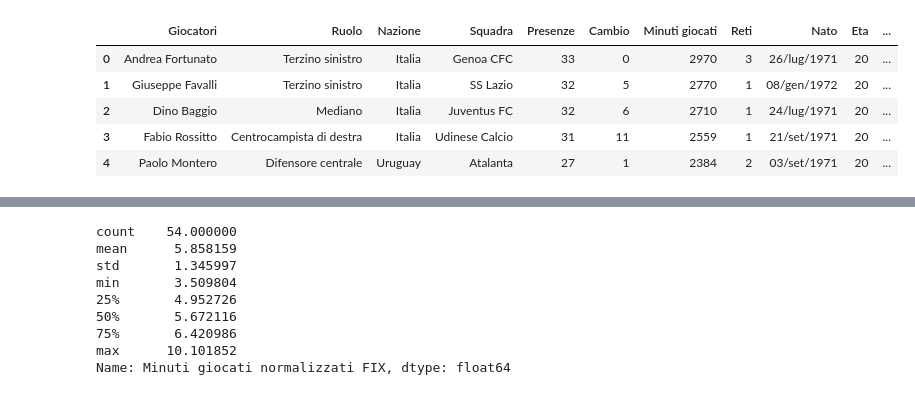
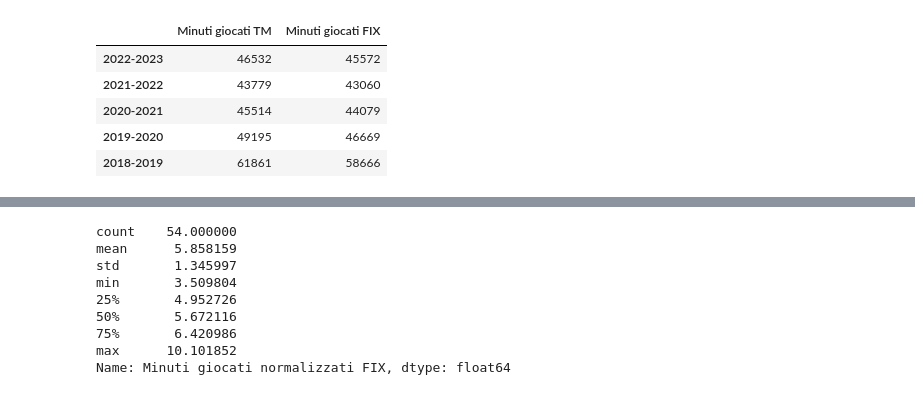
Before and after one commit to frapic98/Minutes-played-by-under-21-players-in-Serie-a, a Jupyter notebook: scraping.ipynb, the cells around one changed output, grey strips where cells are left out. Cells and saved outputs as stored; diff of their text form; code cells hidden in the pictures.

```diff
--- a/scraping.ipynb
+++ b/scraping.ipynb
@@ -15,4 +17,7 @@ from dateutil import relativedelta
 # %%
+"""Estrae per ogni anno la data della prima giornata di Serie A, non usata perchè si è scelto il 1 Agosto come data di inizio"""
+
+"""
 current_year = 2022
 year_to_subtract = 33
 prima_giornata = pd.DataFrame(columns=["Stagione","Prima giornata"])
@@ -26,4 +31,4 @@ for i in range(year_to_subtract):
 
     soups = soup(r.text, 'html.parser')  # r.content 대신 r.text도 가능
     page=soups.find('td', class_=['zentriert no-border'])
-    prima_giornata.loc[year_url,"Prima giornata"]=page.find('a').text.strip()
+    prima_giornata.loc[year_url,"Prima giornata"]=page.find('a').text.strip()"""
@@ -72,17 +34,0 @@ camp92=pd.read_excel("transfermarkt\SerieA1992-1993-Under21.xlsx")
-# %%
-from datetime import datetime
-from dateutil import relativedelta
-mesi = {
-    "gen": 1, "feb": 2, "mar": 3, "apr": 4, "mag": 5, "giu": 6, "lug": 7, "ago": 8, "set": 9, "ott": 10, "nov": 11, "dic": 12
-}
-data_inizio = datetime(1992, 8, 1)
-#convert the name of month in the date (example 28/nov/2002) in number ising the dictionary mesi for the column "Data di nascita"
-for i in range(len(camp92)):
-    parti = camp92.loc[i,"Nato"].split('/')
-    giorno = int(parti[0])
-    mese = mesi[parti[1].lower()]  # Mappa il mese in minuscolo
-    anno = int(parti[2])
-    data = datetime(anno, mese, giorno)
-    camp92.loc[i,"Data di nascita"]=data
-    anni=relativedelta.relativedelta(data_inizio, data).years
-    camp92.loc[i,"Anni"]=anni
@@ -89,9 +68,9 @@ for i in range(len(camp92)):
 # %%
-camp92.head()
+mins_played.head()
 # %% [output]
-|  | Giocatori | Ruolo | Nazione | Squadra | Presenze | Cambio | Minuti giocati | Reti | Nato | Eta | ... |
-| 0 | Andrea Fortunato | Terzino sinistro | Italia | Genoa CFC | 33 | 0 | 2970 | 3 | 26/lug/1971 | 20 | ... |
-| 1 | Giuseppe Favalli | Terzino sinistro | Italia | SS Lazio | 32 | 5 | 2770 | 1 | 08/gen/1972 | 20 | ... |
-| 2 | Dino Baggio | Mediano | Italia | Juventus FC | 32 | 6 | 2710 | 1 | 24/lug/1971 | 20 | ... |
-| 3 | Fabio Rossitto | Centrocampista di destra | Italia | Udinese Calcio | 31 | 11 | 2559 | 1 | 21/set/1971 | 20 | ... |
-| 4 | Paolo Montero | Difensore centrale | Uruguay | Atalanta | 27 | 1 | 2384 | 2 | 03/set/1971 | 20 | ... |
+|  | Minuti giocati TM | Minuti giocati FIX |
+| 2022-2023 | 46532 | 45572 |
+| 2021-2022 | 43779 | 43060 |
+| 2020-2021 | 45514 | 44079 |
+| 2019-2020 | 49195 | 46669 |
+| 2018-2019 | 61861 | 58666 |
```
Also changed, not shown: parts of 30 cells of this notebook.
